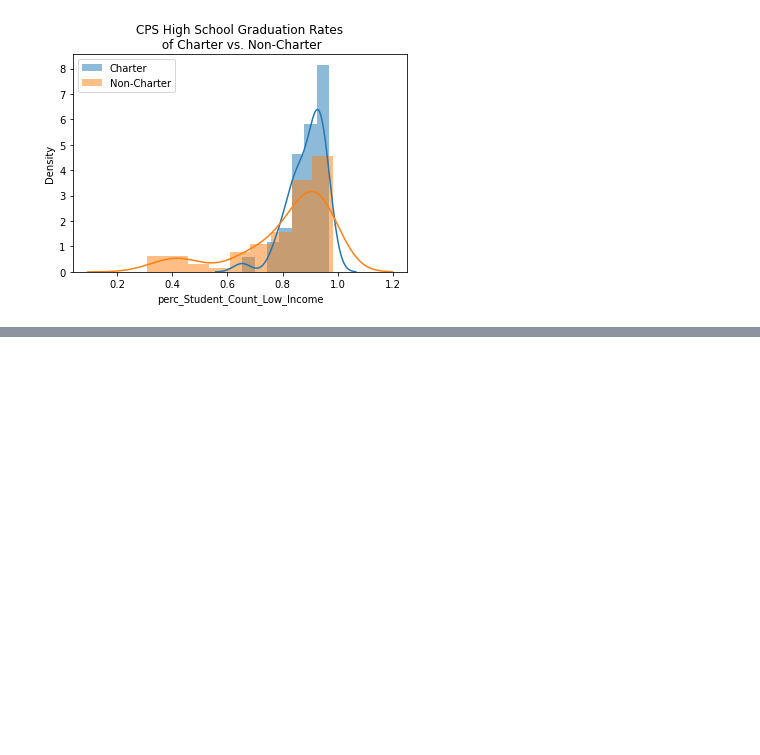
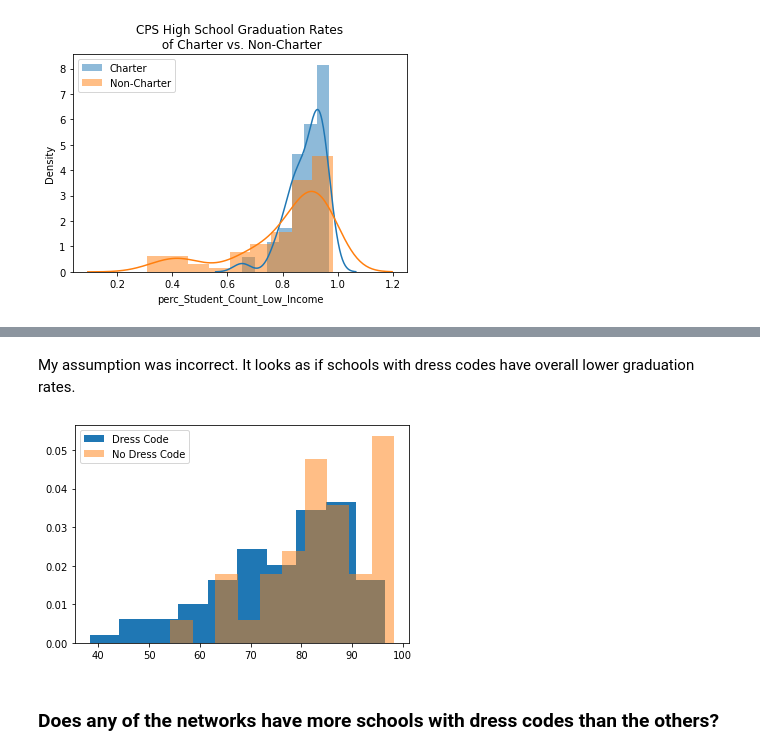
Before and after one commit to j-max/CPS_GradRate_Analysis, a Jupyter notebook: notebooks/eda/eda.ipynb, the cells around one changed output, grey strips where cells are left out. Drawn from its saved outputs; the diff is of its cells as text; code cells hidden in the pictures; blank space fills up the shorter version.

```diff
--- a/notebooks/eda/eda.ipynb
+++ b/notebooks/eda/eda.ipynb
@@ -539,0 +569,11 @@ Text(0.5, 1.0, 'CPS High School Graduation Rates\n of Charter vs. Non-Charter')
+# %% [markdown]
+My assumption was incorrect.  It looks as if schools with dress codes have overall lower graduation rates.
+# %%
+fig, ax = plt.subplots()
+ax.hist(dc_grad, density=True, label='Dress Code')
+ax.hist(no_dc_grad, density=True, alpha=.5, label='No Dress Code')
+ax.legend();
+# %% [output]
+[figure, added]
+# %% [markdown]
+### Does any of the networks have more schools with dress codes than the others?
```
Also changed, not shown: parts of 33 cells of this notebook, 3 other files.
